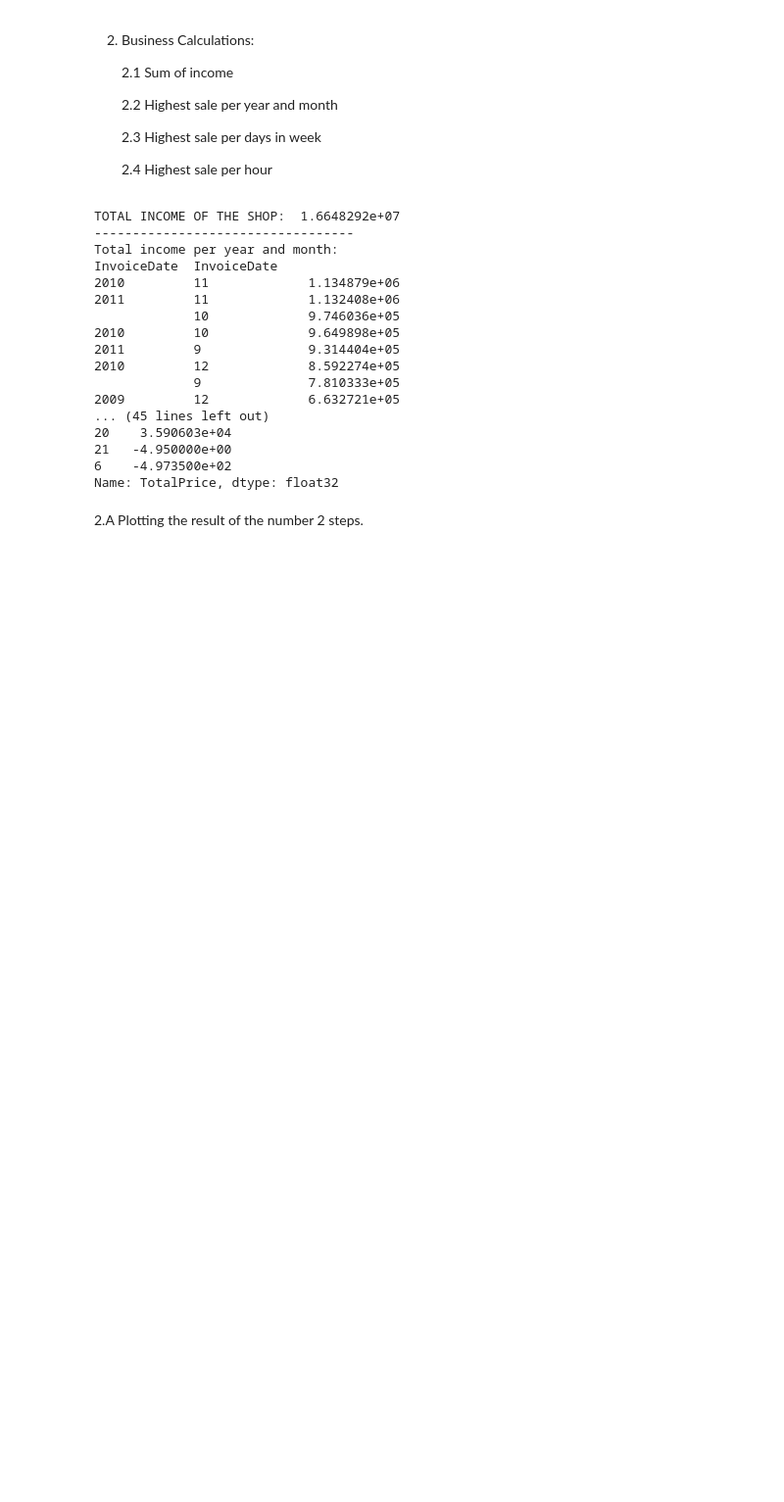
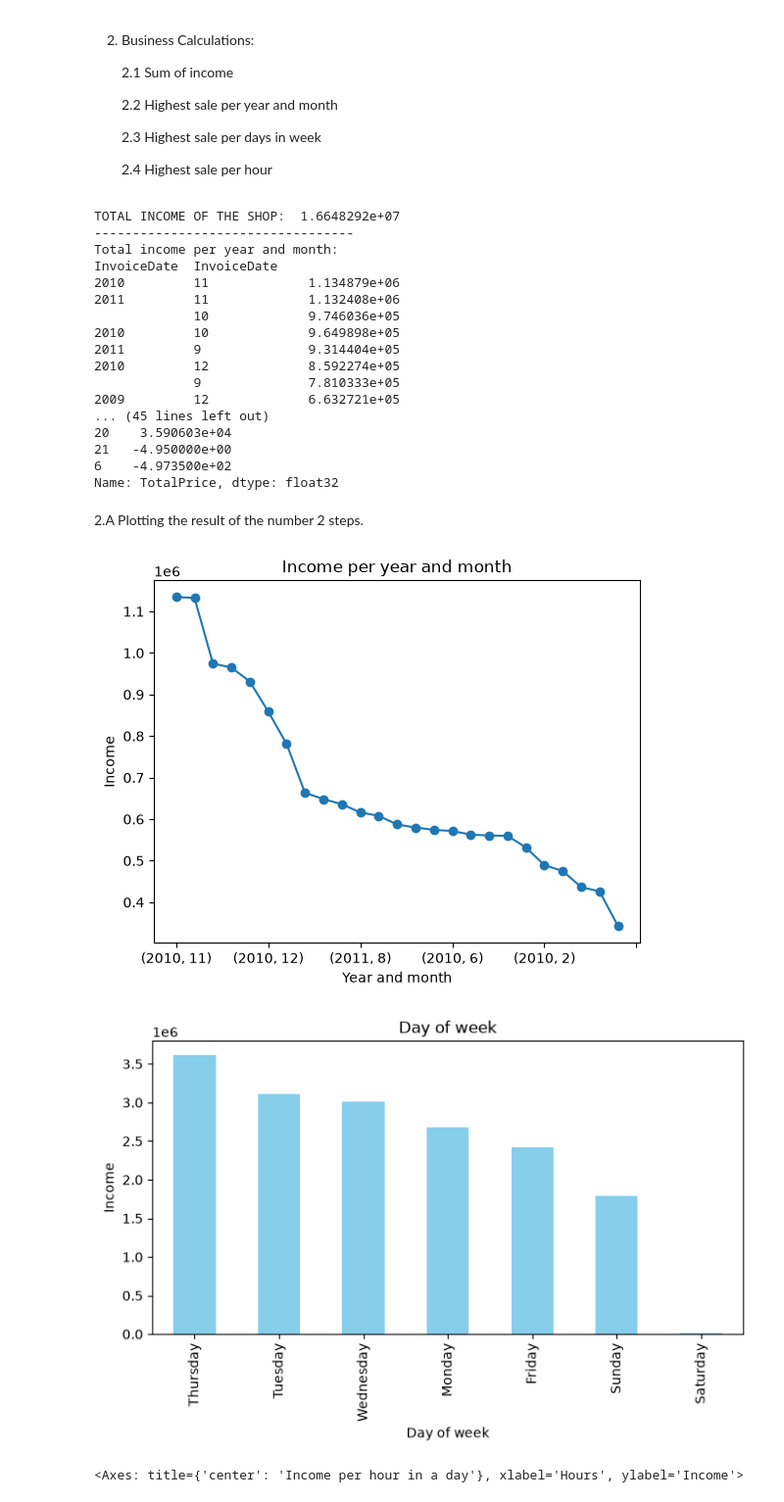
Before and after one commit to anesshare/Ecommerce-Data-Analysis, a Jupyter notebook: notebooks/ecommerce_analysis.ipynb, the cells around one changed output. Shown at 98% size. Saved outputs shown, nothing was run; the diff lists cells and outputs as text; code cells hidden in the pictures; blank space fills up the shorter version.

Commit message:
Finished with plots for market

```diff
--- a/notebooks/ecommerce_analysis.ipynb
+++ b/notebooks/ecommerce_analysis.ipynb
@@ -56,17 +56,20 @@ print("----------------------------------")
 
 # 2.2 Prihod po godini i mesecu
 print("Total income per year and month:")
-print(clean_retail.groupby([clean_retail['InvoiceDate'].dt.year, clean_retail['InvoiceDate'].dt.month])['TotalPrice'].sum().sort_values(ascending=False))
+month_n_year = clean_retail.groupby([clean_retail['InvoiceDate'].dt.year, clean_retail['InvoiceDate'].dt.month])['TotalPrice'].sum().sort_values(ascending=False)
+print(month_n_year)
 print("---------------------------------")
 
 # 2.3 Prihod po danima u nedelji (koristimo day_name() da se vide imena dana)
 print("Total income per day of week:")
-print(clean_retail.groupby(clean_retail['InvoiceDate'].dt.day_name())['TotalPrice'].sum().sort_values(ascending=False))
+weekday = clean_retail.groupby(clean_retail['InvoiceDate'].dt.day_name())['TotalPrice'].sum().sort_values(ascending=False)
+print(weekday)
 print("---------------------------------")
 
 # 2.4 Prihod po satima
+hours = clean_retail.groupby(clean_retail['InvoiceDate'].dt.hour)['TotalPrice'].sum().sort_values(ascending=False)
 print("Total income per hour:")
-print(clean_retail.groupby(clean_retail['InvoiceDate'].dt.hour)['TotalPrice'].sum().sort_values(ascending=False))
+print(hours)
 # %% [output]
 TOTAL INCOME OF THE SHOP:  1.6648292e+07
 ----------------------------------
@@ -87,3 +90,16 @@ InvoiceDate  InvoiceDate
 Name: TotalPrice, dtype: float32
 # %% [markdown]
 2.A Plotting the result of the number 2 steps.
+# %%
+import matplotlib.pyplot as plt
+month_n_year.plot(kind='line', marker='o', title="Income per year and month", xlabel="Year and month",ylabel="Income")
+plt.show()
+plt.figure(figsize=(8, 4))
+weekday.plot(kind="bar",title="Day of week",ylabel="Income",color="skyblue",xlabel="Day of week")
+plt.show()
+plt.figure(figsize=(10, 4))
+hours.sort_index().plot(kind="bar", title="Income per hour in a day", color="orange",ylabel="Income",xlabel="Hours")
+# %% [output]
+[figure, added]
+[figure, added]
+<Axes: title={'center': 'Income per hour in a day'}, xlabel='Hours', ylabel='Income'>
```
Also changed, not shown: parts of 2 cells of this notebook.
